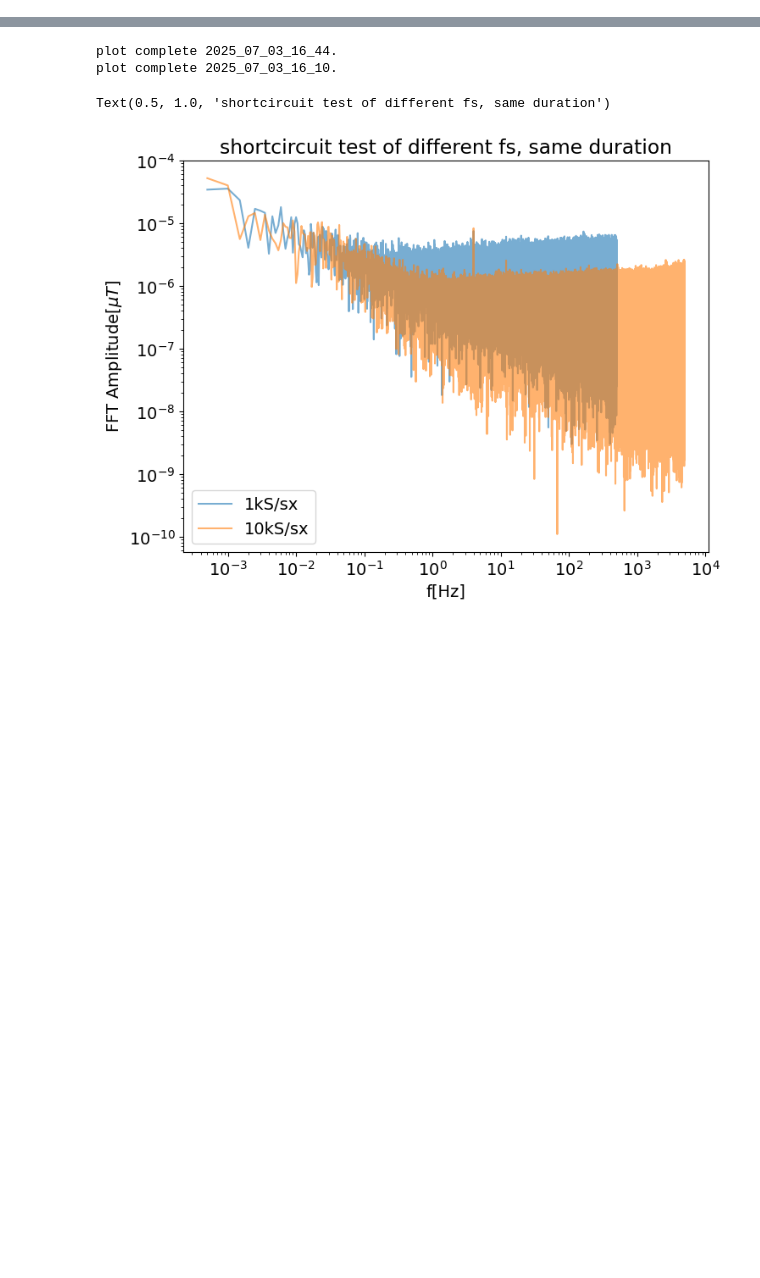
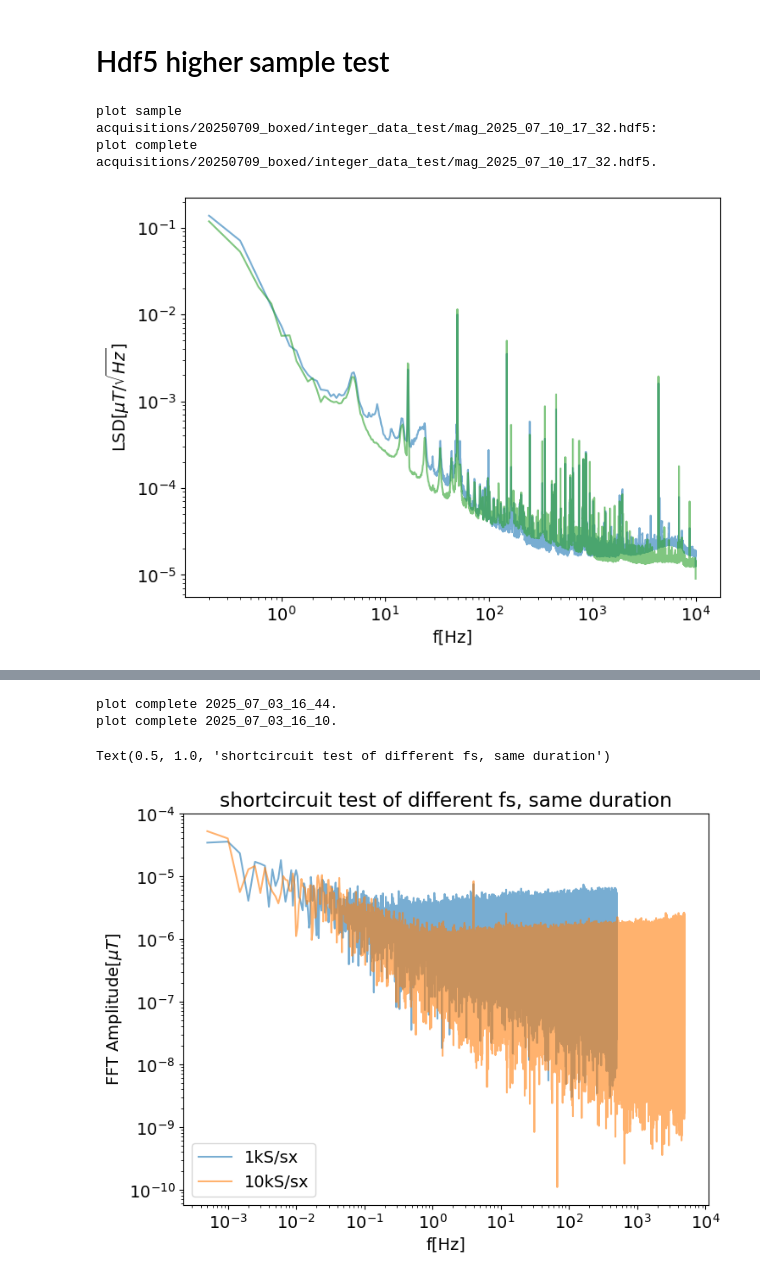
Before and after one commit to SSantosLab/LAB-Magnetometer, a Jupyter notebook: windowfft.ipynb, the cells around one changed output, grey strips where cells are left out. Saved outputs shown, nothing was run; the diff lists cells and outputs as text; code cells hidden in the pictures; blank space fills up the shorter version.

```diff
--- a/windowfft.ipynb
+++ b/windowfft.ipynb
@@ -10,0 +55,10 @@ from magnetofft import *
+# %% [markdown]
+# Hdf5 higher sample test
+# %%
+filename = 'acquisitions/20250709_boxed/integer_data_test/mag_2025_07_10_17_32.hdf5'
+fs = 20000.0
+fig,ax = plot_sample_psd(filename,fs=fs,orientation=['x','y','z'],label = '20khz 1000 s',Lbin=100000)
+# %% [output]
+plot sample acquisitions/20250709_boxed/integer_data_test/mag_2025_07_10_17_32.hdf5:
+plot complete acquisitions/20250709_boxed/integer_data_test/mag_2025_07_10_17_32.hdf5.
+[figure, added]
```
Also changed, not shown: parts of 16 cells of this notebook, 7 other files.
